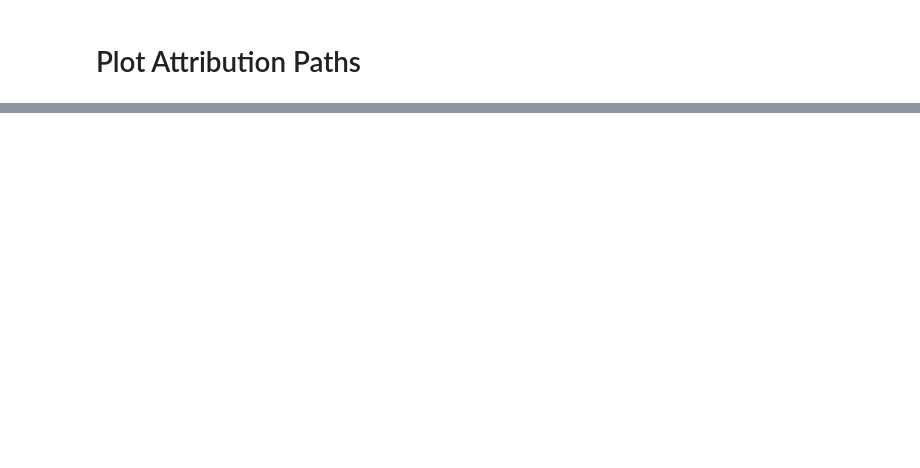
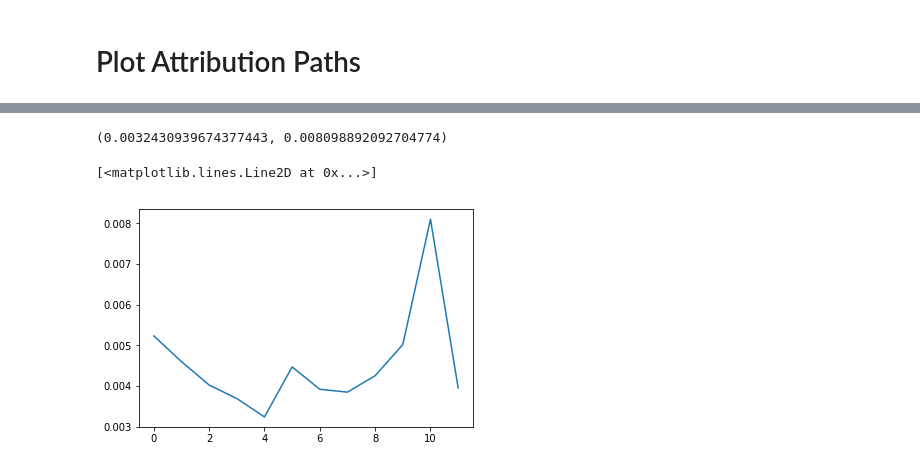
Before and after one commit to jarrodhaas/Mallet, a Jupyter notebook: ZFNet_Conductance_Visualization.ipynb, the cells around one changed output, grey strips where cells are left out. Saved outputs shown, nothing was run; the diff lists cells and outputs as text; code cells hidden in the pictures; blank space fills up the shorter version.

```diff
--- a/ZFNet_Conductance_Visualization.ipynb
+++ b/ZFNet_Conductance_Visualization.ipynb
@@ -146,12 +146,19 @@ val_labels_conv4 = np.load('./zf_net_conductance/val_labels_conv4_.npy')
 # %%
 # average attrib measures over images
 
-conv1_frogs = np.mean(val_attrib_conv1[val_labels_conv1==0], axis=0)
-conv2_frogs = np.mean(val_attrib_conv2[val_labels_conv2==0], axis=0)
-conv3_frogs = np.mean(val_attrib_conv3[val_labels_conv3==0], axis=0)
-conv4_frogs = np.mean(val_attrib_conv4[val_labels_conv4==0], axis=0)
+conv1_frogs = np.mean(val_attrib_conv1[val_labels_conv1==0].astype(np.float64), axis=0)
+conv1_frogs = conv1_frogs - (conv1_frogs.min())
 
-conv1_horse = np.mean(val_attrib_conv1[val_labels_conv1==1], axis=0)
-conv2_horse = np.mean(val_attrib_conv2[val_labels_conv2==1], axis=0)
-conv3_horse = np.mean(val_attrib_conv3[val_labels_conv3==1], axis=0)
-conv4_horse = np.mean(val_attrib_conv4[val_labels_conv4==1], axis=0)
+conv2_frogs = np.mean(val_attrib_conv2[val_labels_conv2==0].astype(np.float64), axis=0)
+conv2_frogs = conv2_frogs - (conv2_frogs.min())
+
+conv3_frogs = np.mean(val_attrib_conv3[val_labels_conv3==0].astype(np.float64), axis=0)
+conv3_frogs = conv3_frogs - (conv3_frogs.min())
+
+conv4_frogs = np.mean(val_attrib_conv4[val_labels_conv4==0].astype(np.float64), axis=0)
+conv4_frogs = conv4_frogs - (conv4_frogs.min())
+
+conv1_horse = np.mean(val_attrib_conv1[val_labels_conv1==1].astype(np.float64), axis=0)
+conv2_horse = np.mean(val_attrib_conv2[val_labels_conv2==1].astype(np.float64), axis=0)
+conv3_horse = np.mean(val_attrib_conv3[val_labels_conv3==1].astype(np.float64), axis=0)
+conv4_horse = np.mean(val_attrib_conv4[val_labels_conv4==1].astype(np.float64), axis=0)
@@ -210,0 +308,9 @@ nx.draw(G, pos, edges=edges, width=weights, with_labels=False, arrows=True, node
+# %%
+np.min(conv4_frogs[:12]), np.max(conv4_frogs[:12])
+# %% [output]
+(0.0032430939674377443, 0.008098892092704774)
+# %%
+plt.plot(conv4_frogs[:12])
+# %% [output]
+[<matplotlib.lines.Line2D at 0x...>]
+[figure, added]
```
Also changed, not shown: parts of 13 cells of this notebook.
